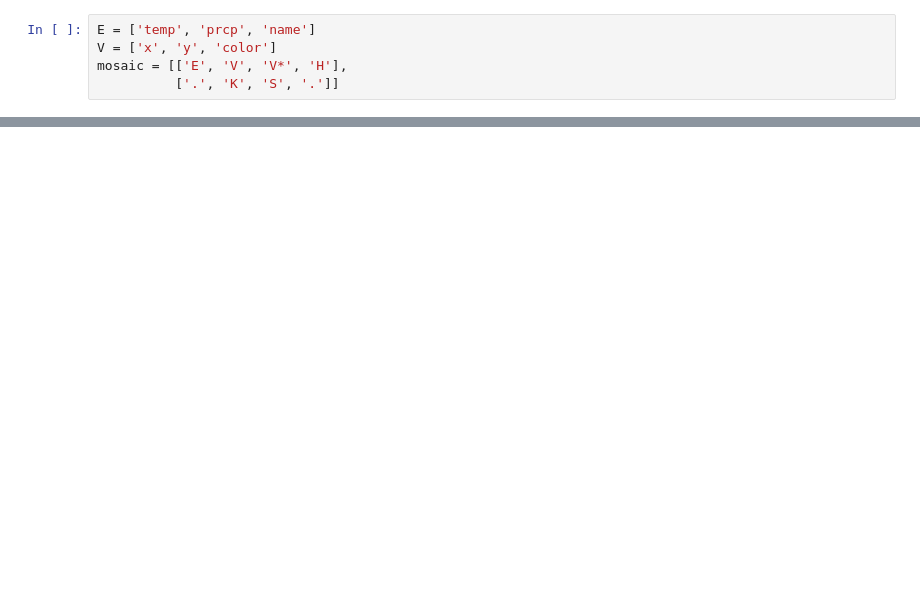
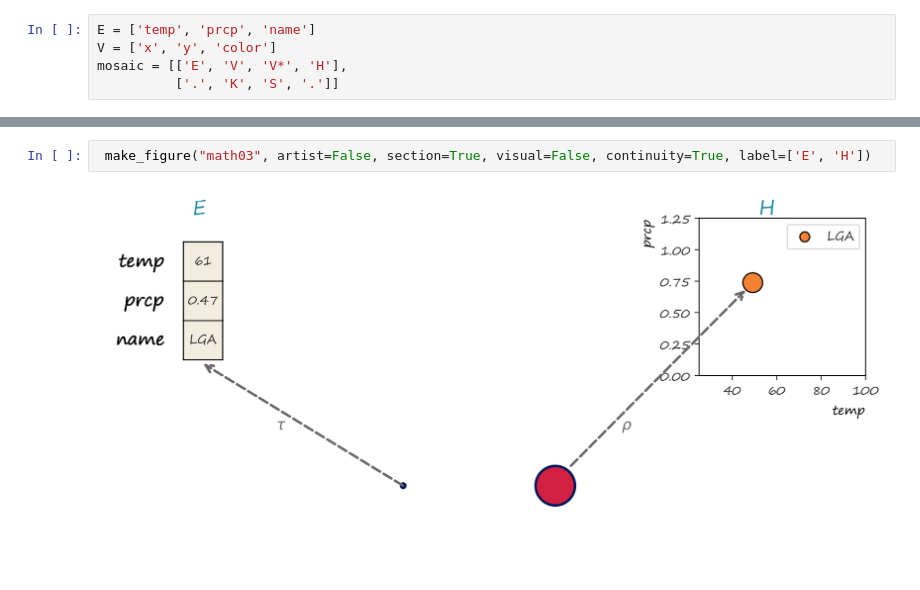
Before and after one commit to story645/proposal, a Jupyter notebook: figures/diagram.ipynb, the cells around one changed output, grey strips where cells are left out. Cells and saved outputs as stored; diff of their text form; blank space fills up the shorter version.

```diff
--- a/figures/diagram.ipynb
+++ b/figures/diagram.ipynb
@@ -86,0 +216,4 @@ x
+# %%
+ make_figure("math03", artist=False, section=True, visual=False, continuity=True, label=['E', 'H'])
+# %% [output]
+[figure, added]
```
Also changed, not shown: parts of 10 cells of this notebook, 4 other files.
